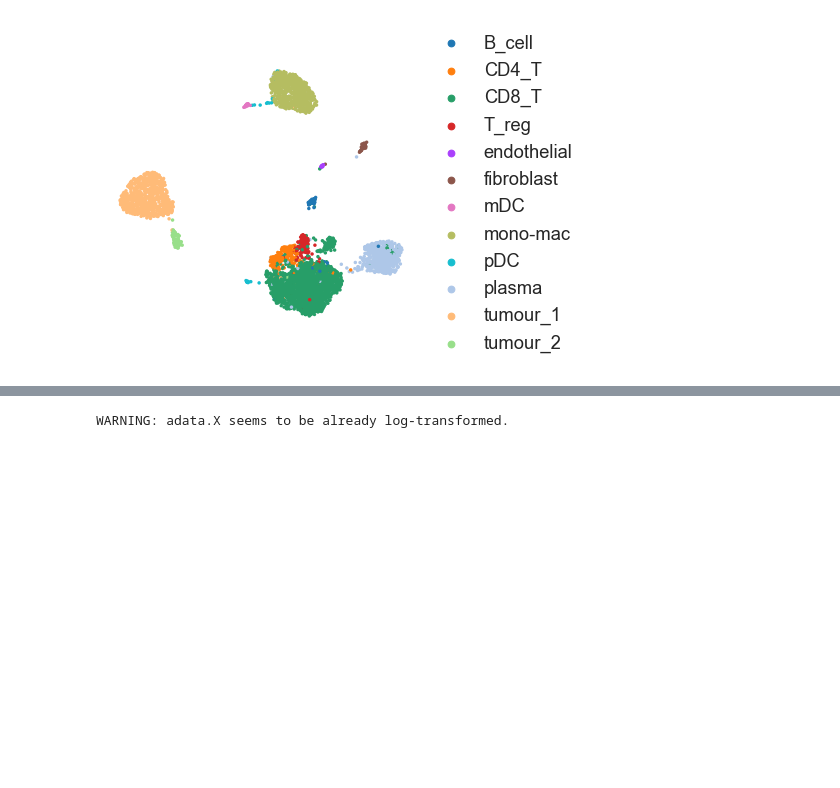
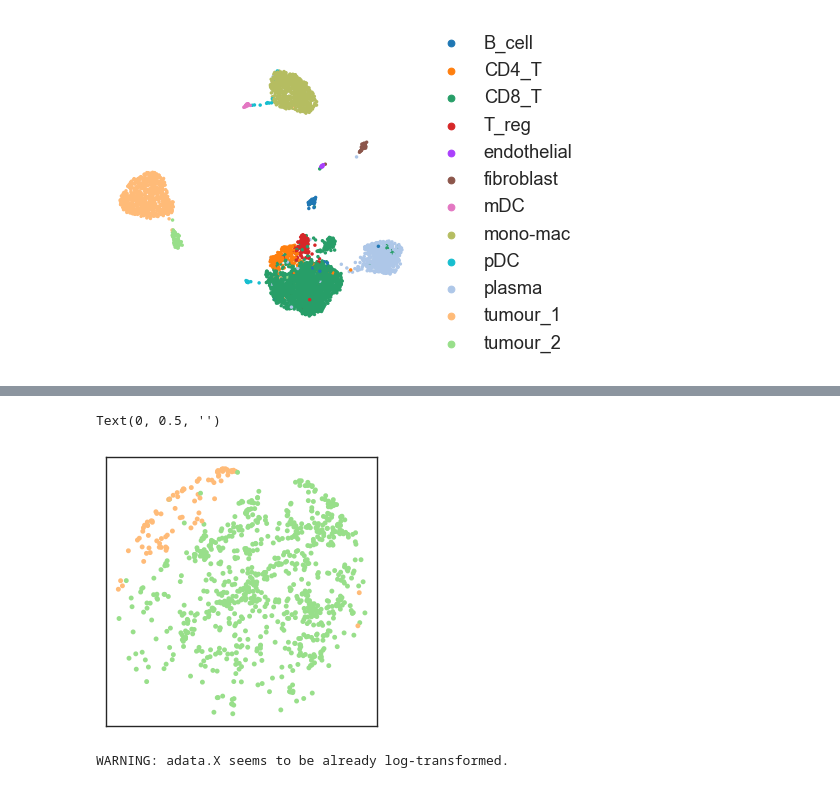
Before and after one commit to zhanglabtools/STADiffuser, a Jupyter notebook: notebooks/App3-Slide-tag-SCP2717.ipynb, the cells around one changed output, grey strips where cells are left out. Saved outputs shown, nothing was run; the diff lists cells and outputs as text; code cells hidden in the pictures; blank space fills up the shorter version.

```diff
--- a/notebooks/App3-Slide-tag-SCP2717.ipynb
+++ b/notebooks/App3-Slide-tag-SCP2717.ipynb
@@ -570,4 +615,15 @@ fig.savefig("{}/full_tumour_1_tumour_2.png".format(figure_dir), dpi=300)
 [figure]
+# %%
+fig, ax = plt.subplots(figsize=(3.5, 3.5))
+sc.pl.embedding(adata_sub, basis="spatial", color="celltype", ax=ax, show=False, s=50,
+                palette={"tumour_1": sc.pl.palettes.vega_20_scanpy[11],
+                         "tumour_2": sc.pl.palettes.vega_20_scanpy[10]}, legend_loc=None)
+ax.set_title("")
+ax.set_xlabel("")
+ax.set_ylabel("")
+# %% [output]
+Text(0, 0.5, '')
+[figure, added]
 # %%
 adata_ = adata_raw.copy()
 adata_.uns["log1p"] = {"base": np.e}
```
Also changed, not shown: parts of 26 cells of this notebook, 23 other files.
